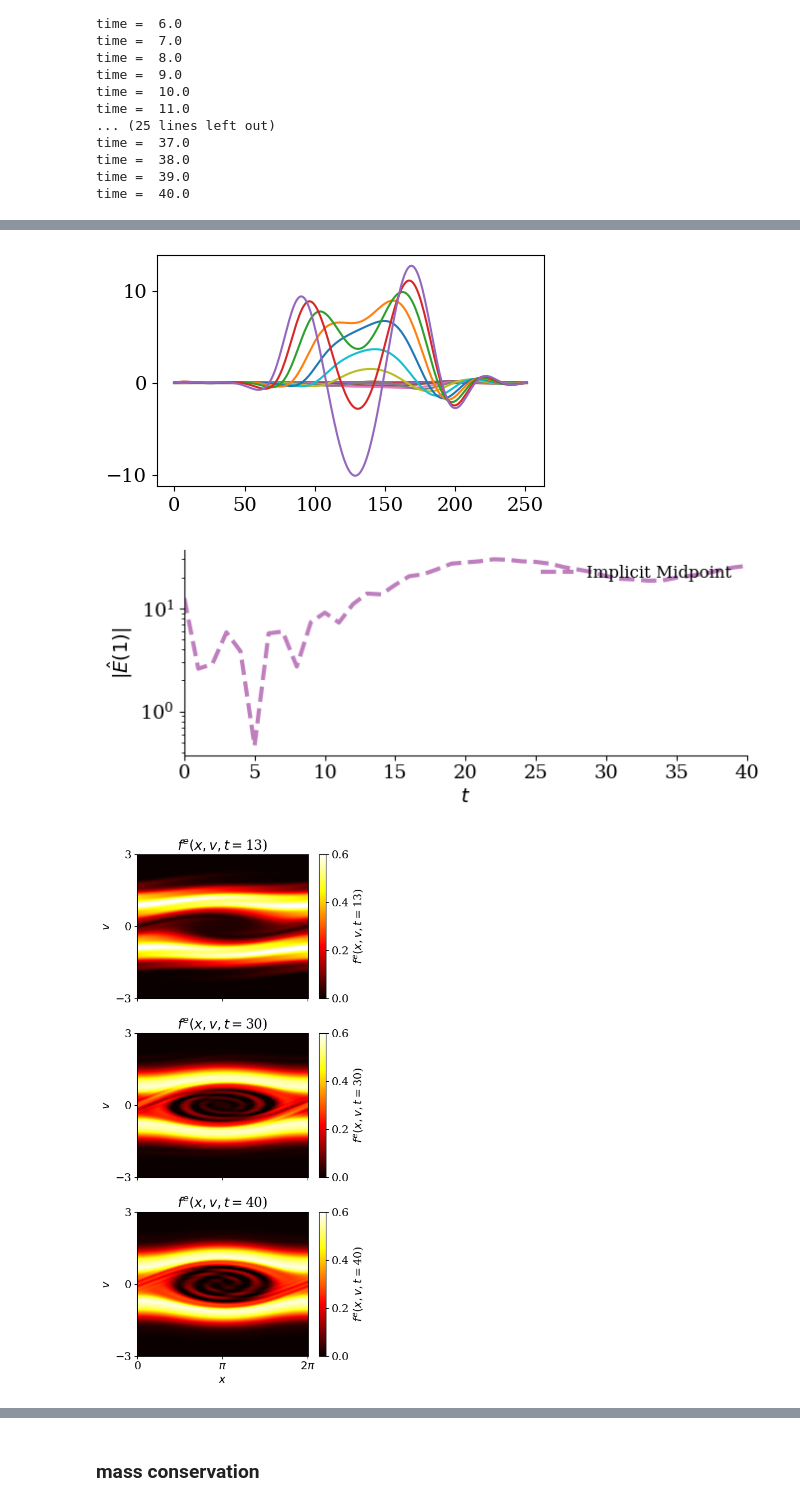
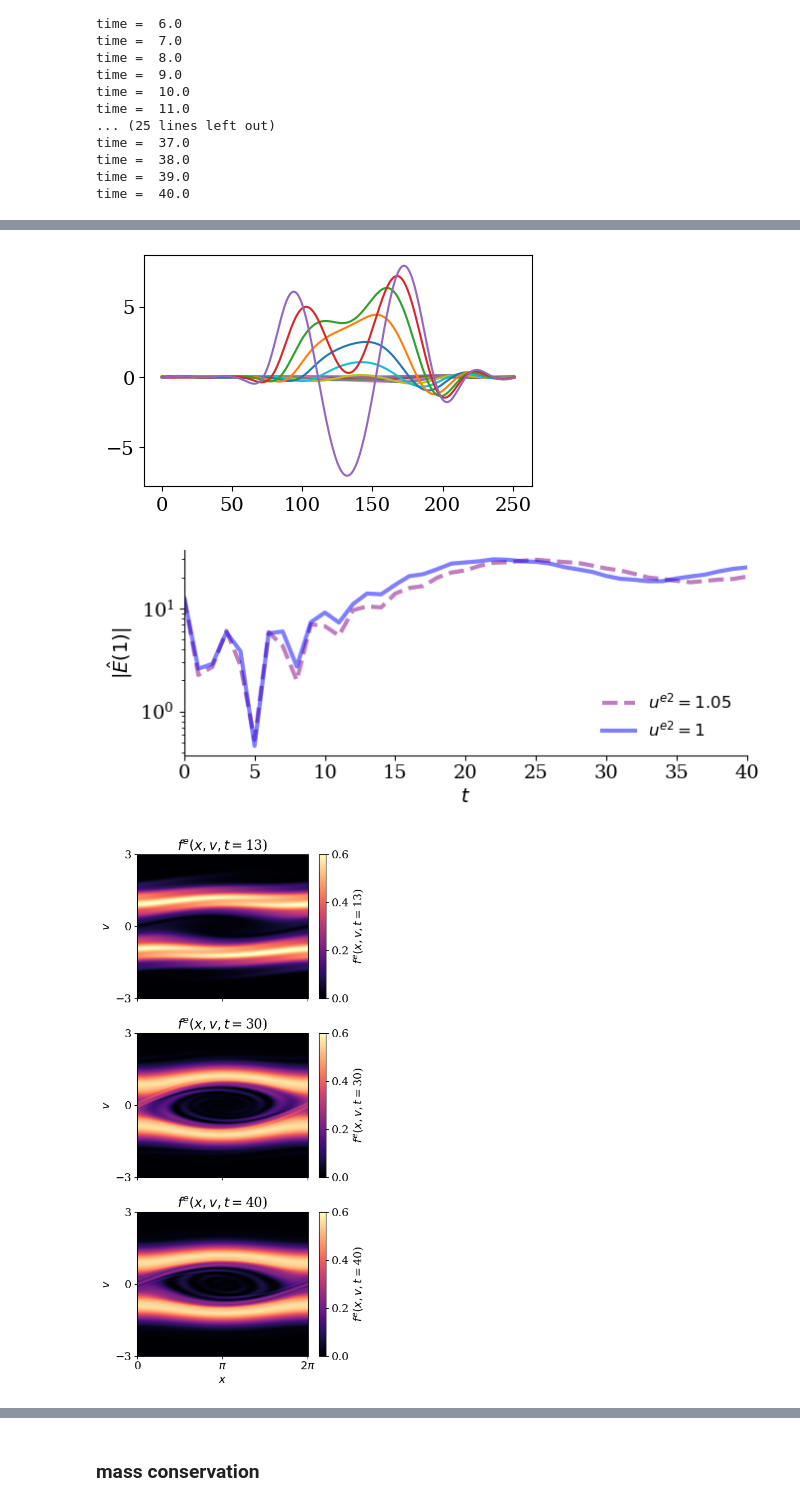
Before and after one commit to opaliss/HermiteFD-ROM, a Jupyter notebook: FOM/two_stream_instability_FOM.ipynb, the cells around one changed output, grey strips where cells are left out. Saved outputs shown, nothing was run; the diff lists cells and outputs as text; code cells hidden in the pictures.

```diff
--- a/FOM/two_stream_instability_FOM.ipynb
+++ b/FOM/two_stream_instability_FOM.ipynb
@@ -31,13 +31,13 @@ plt.rcParams["animation.html"] = "jshtml"  # for matplotlib 2.1 and above, uses
 # Two Stream Instability
 # %%
 setup = SimulationSetupTwoStreamFOM(Nx=251,
-                                    Nv=250,
+                                    Nv=350,
                                     epsilon=0.1,
                                     alpha_e1=0.5,
                                     alpha_e2=0.5,
                                     alpha_i=np.sqrt(2 / 1836),
-                                    u_e1=-1,
-                                    u_e2=1,
+                                    u_e1=-1.05,
+                                    u_e2=1.05,
                                     u_i=0,
                                     L=2 * np.pi,
                                     dt=1e-2,
@@ -153,5 +153,5 @@ _ = plt.plot(state_e1_midpoint[25, :, :25])
 # %%
 _ = plt.plot(state_e2_midpoint[25, :, :25])
 # %% [output]
-[figure, old version]
+[figure, new version]
 # %%
@@ -170,21 +173,20 @@ for ii in range(len(sol_midpoint_t)):
 # %%
 # plot the electric field damping rate
 fig, ax = plt.subplots(figsize=(7, 3))
-ax.plot(sol_midpoint_t, E1_midpoint, "--", c="purple", alpha=0.5, linewidth=3, label="Implicit Midpoint")
-#ax.plot(sol_midpoint_t, 0.5*np.exp(0.18486*sol_midpoint_t), linewidth=3, color="red", label=r"theory $\gamma = 0.178$")
-
+ax.plot(sol_midpoint_t, E1_midpoint, "--", c="purple", alpha=0.5, linewidth=3, label="$u^{e2}=1.05$")
+ax.plot(sol_midpoint_t, E1_1, "-", c="blue", alpha=0.5, linewidth=3, label="$u^{e2}= 1$")
 ax.set_yscale("log")
 ax.spines['right'].set_visible(False)
 ax.spines['top'].set_visible(False)
 ax.set_ylabel("$|\hat{E}(1)|$")
 ax.set_xlabel("$ t$")
 ax.set_xlim(0, setup.T)
-legend = ax.legend(ncols=1, fancybox=False, shadow=False, fontsize=12, loc='upper right')
+legend = ax.legend(ncols=1, fancybox=False, shadow=False, fontsize=12, loc='lower right')
 legend.get_frame().set_alpha(0)
 plt.tight_layout()
 #plt.savefig("../figs/FOM/two_stream/electric_field_damping_rate_" + str(setup.Nv) + ".png", dpi=600)
 # %% [output]
-[figure, old version]
+[figure, new version]
 # %%
 # fig, ax = plt.subplots(figsize=(6, 4), dpi = 500)
 
@@ -214,28 +216,28 @@ plt.tight_layout()
 # %%
 # plot the phase space evolution as a function of time
 fig, ax = plt.subplots(nrows=3, figsize=(5, 10), sharex=True)
 for tt, ii in enumerate([len(sol_midpoint_t)//3, int(3*len(sol_midpoint_t)//4), -1]):
     ii = int(ii)
     distribution1 = np.zeros((len(x), len(v)))
     distribution2 = np.zeros((len(x), len(v)))
     for jj in range(setup.Nv):
         distribution1 += np.outer(state_e1_midpoint[jj, :, ii], psi_ln_aw(v=v, u_s=setup.u_e1, alpha_s=setup.alpha_e1, n=jj))
         distribution2 += np.outer(state_e2_midpoint[jj, :, ii], psi_ln_aw(v=v, u_s=setup.u_e2, alpha_s=setup.alpha_e2, n=jj))
-    pos = ax[tt].pcolormesh(x, v, (distribution1 + distribution2).T, cmap="hot", vmin=0, vmax=0.6, shading="nearest")
+    pos = ax[tt].pcolormesh(x, v, (distribution1 + distribution2).T, cmap="magma", vmin=0, vmax=0.6, shading="nearest")
     ax[tt].set_yticks([-3, 0, 3])
     ax[tt].set_ylabel("$v$")
     cbar = fig.colorbar(pos)
     cbar.ax.set_ylabel('$f^{e}(x, v, t=$' + str(int(sol_midpoint_t[ii])) + ")", rotation=90)
     cbar.ax.set_yticks([0,  0.2, 0.4, 0.6])
     ax[tt].set_title("$f^{e}(x, v, t=$" + str(int(sol_midpoint_t[ii])) + ")")
 
 ax[tt].set_xlabel("$x$")
 ax[tt].set_xticks([0, np.pi, 2*np.pi])
 ax[tt].set_xticklabels([r"0", r"$\pi$", r"$2\pi$"])
 plt.tight_layout()
 # plt.savefig("../figs/FOM/two_stream/two_stream_evolution_" + str(setup.u_e2) +".png", dpi=600)
 # %% [output]
-[figure, old version]
+[figure, new version]
 # %%
 # np.save("../data/FOM/two_stream/sample_" + str(setup.u_e2) + "/distribution_final.npy", distribution1 + distribution2)
 # %%
```
Also changed, not shown: parts of 26 cells of this notebook, 4 other files.
